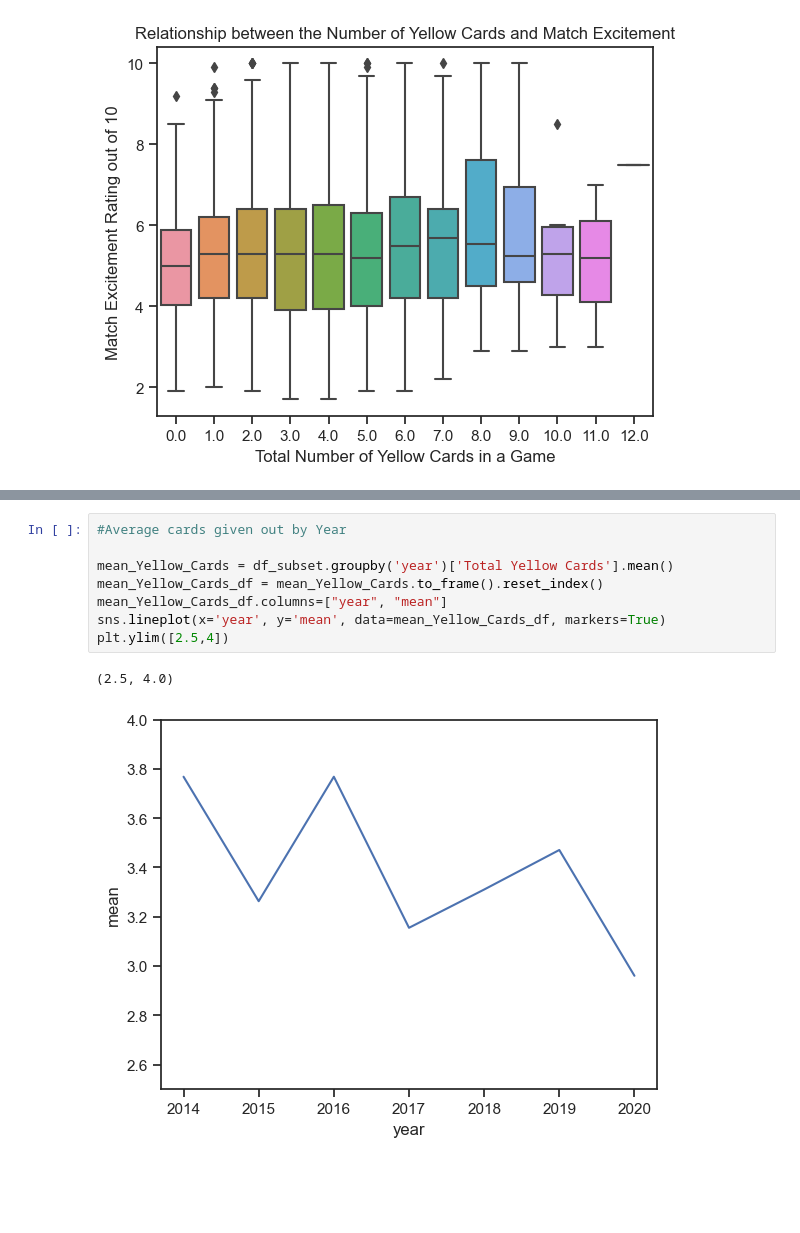
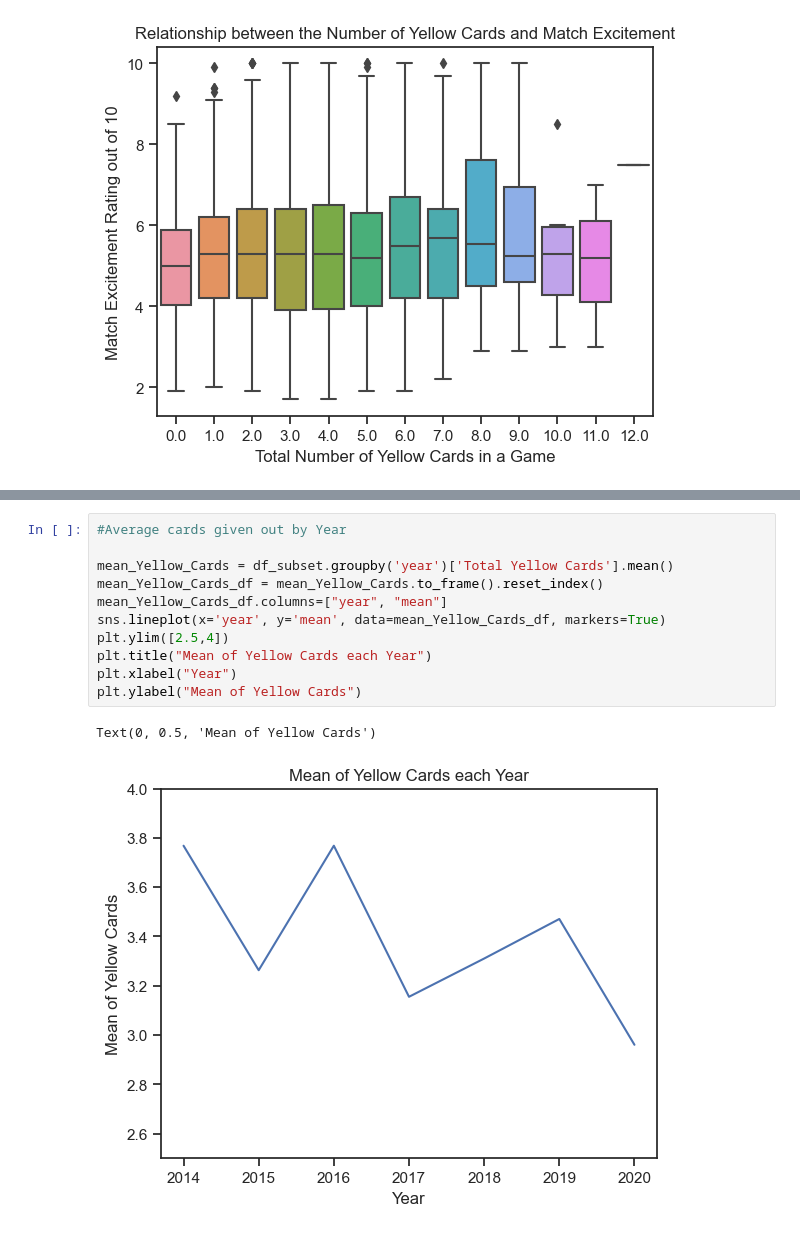
Before and after one commit to ubco-W2022T2-data301/Group14, a Jupyter notebook: analysis/analysis3.ipynb, the cells around one changed output, grey strips where cells are left out. Saved outputs shown, nothing was run; the diff lists cells and outputs as text; blank space fills up the shorter version.

```diff
--- a/analysis/analysis3.ipynb
+++ b/analysis/analysis3.ipynb
@@ -134,11 +144,14 @@ plt.ylim([4.5,6])
 # %%
 #Average cards given out by Year
 
 mean_Yellow_Cards = df_subset.groupby('year')['Total Yellow Cards'].mean()
 mean_Yellow_Cards_df = mean_Yellow_Cards.to_frame().reset_index()
 mean_Yellow_Cards_df.columns=["year", "mean"]
 sns.lineplot(x='year', y='mean', data=mean_Yellow_Cards_df, markers=True)
 plt.ylim([2.5,4])
+plt.title("Mean of Yellow Cards each Year")
+plt.xlabel("Year")
+plt.ylabel("Mean of Yellow Cards")
 # %% [output]
-(2.5, 4.0)
+Text(0, 0.5, 'Mean of Yellow Cards')
-[figure, old version]
+[figure, new version]
```
Also changed, not shown: parts of 9 cells of this notebook.
